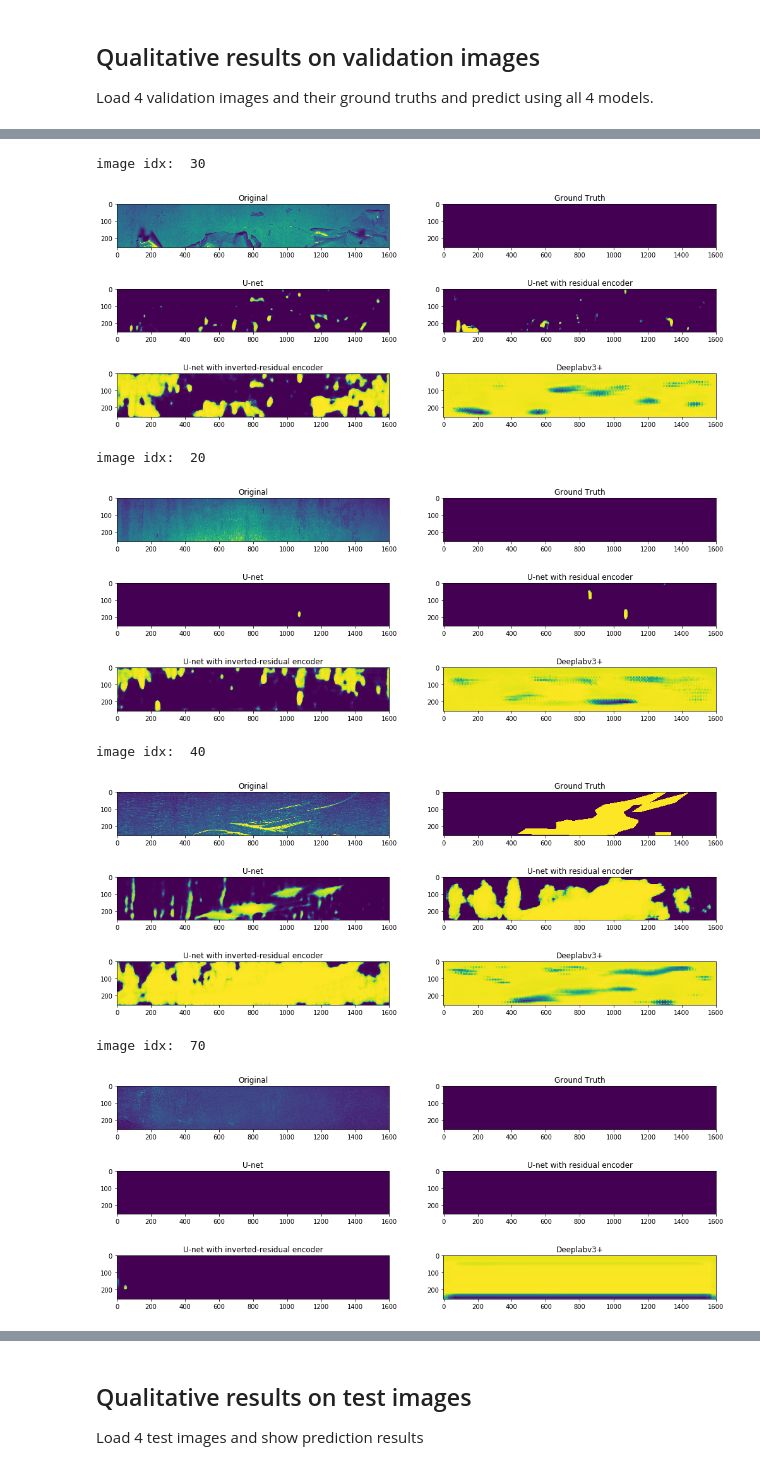
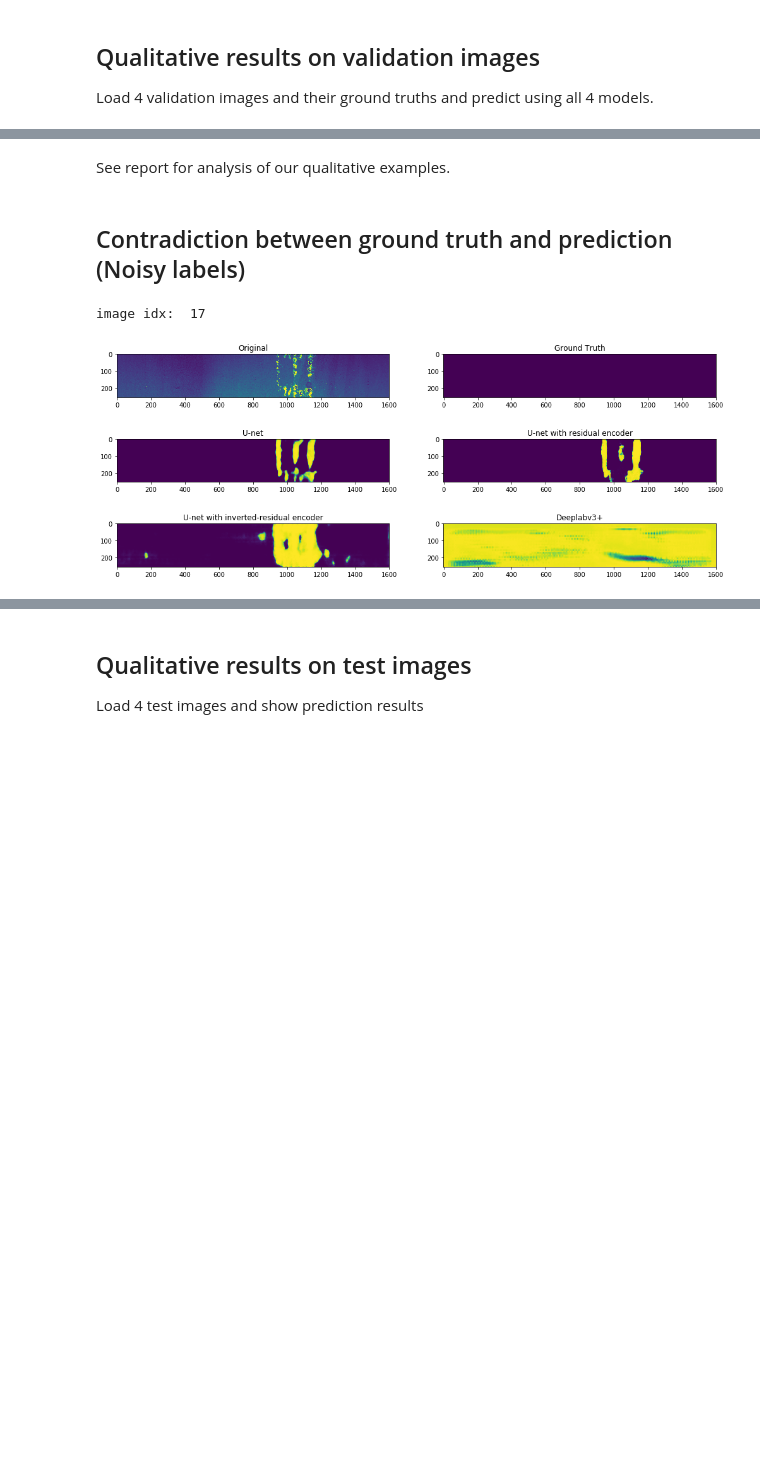
Before and after one commit to chhiilnos1996/Steel_Defect_Detection, a Jupyter notebook: Demo.ipynb, the cells around one changed output, grey strips where cells are left out. Drawn from its saved outputs; the diff is of its cells as text; code cells hidden in the pictures; blank space fills up the shorter version.

Commit message:
new examples

```diff
--- a/Demo.ipynb
+++ b/Demo.ipynb
@@ -44,3 +44,20 @@ models = [unet, unet_res, unet_invres, deeplab]
 ## Qualitative results on validation images
 
 Load 4 validation images and their ground truths and predict using all 4 models.
+# %%
+for idx in [11, 12, 13, 14, 15, 16]:
+    print('image idx: ', idx)
+    fig, ax = plt.subplots(3,2, figsize=(17,7))
+    path = './ex_images/val_'+str(idx)+'.pickle'
+    with open(path, 'rb') as f:
+        test = pickle.load(f)
+    ax[0,0].imshow(np.squeeze(test[0]))
+    ax[0,1].imshow(np.sum(test[1], axis=-1))
+    preds = [model.predict(np.expand_dims(test[0], axis=0)) for model in models]
+    ax[1,0].imshow(np.squeeze(preds[0])[...,2])
+    ax[1,1].imshow(np.squeeze(preds[1])[...,2])
+    ax[2,0].imshow(np.squeeze(preds[2])[...,2])
+    ax[2,1].imshow(np.squeeze(preds[3])[...,2])
+    ax[0,0].set_title('Original'); ax[0,1].set_title('Ground Truth'); ax[1,0].set_title('U-net');ax[1,1].set_title('U-net with residual encoder')
+    ax[2,0].set_title('U-net with inverted-residual encoder'); ax[2,1].set_title('Deeplabv3+')
+    plt.show()
@@ -47,26 +79,24 @@ Load 4 validation images and their ground truths and predict using all 4 models.
+# %% [markdown]
+See report for analysis of our qualitative examples.
+# %% [markdown]
+## Contradiction between ground truth and prediction (Noisy labels)
 # %%
-for idx in [30, 20, 40, 70]:
+for idx in [17]:
     print('image idx: ', idx)
     fig, ax = plt.subplots(3,2, figsize=(17,7))
-    path = './ex_images/val_new_'+str(idx)+'.pickle'
+    path = './ex_images/val_'+str(idx)+'.pickle'
     with open(path, 'rb') as f:
         test = pickle.load(f)
     ax[0,0].imshow(np.squeeze(test[0]))
     ax[0,1].imshow(np.sum(test[1], axis=-1))
     preds = [model.predict(np.expand_dims(test[0], axis=0)) for model in models]
     ax[1,0].imshow(np.squeeze(preds[0])[...,2])
     ax[1,1].imshow(np.squeeze(preds[1])[...,2])
     ax[2,0].imshow(np.squeeze(preds[2])[...,2])
     ax[2,1].imshow(np.squeeze(preds[3])[...,2])
     ax[0,0].set_title('Original'); ax[0,1].set_title('Ground Truth'); ax[1,0].set_title('U-net');ax[1,1].set_title('U-net with residual encoder')
     ax[2,0].set_title('U-net with inverted-residual encoder'); ax[2,1].set_title('Deeplabv3+')
     plt.show()
 # %% [output]
-image idx:  30
+image idx:  17
-[figure, old version]
+[figure, new version]
-image idx:  20
-[figure, removed]
-image idx:  40
-[figure, removed]
-image idx:  70
-[figure, removed]
```
Also changed, not shown: parts of 2 cells of this notebook, 11 other files.
